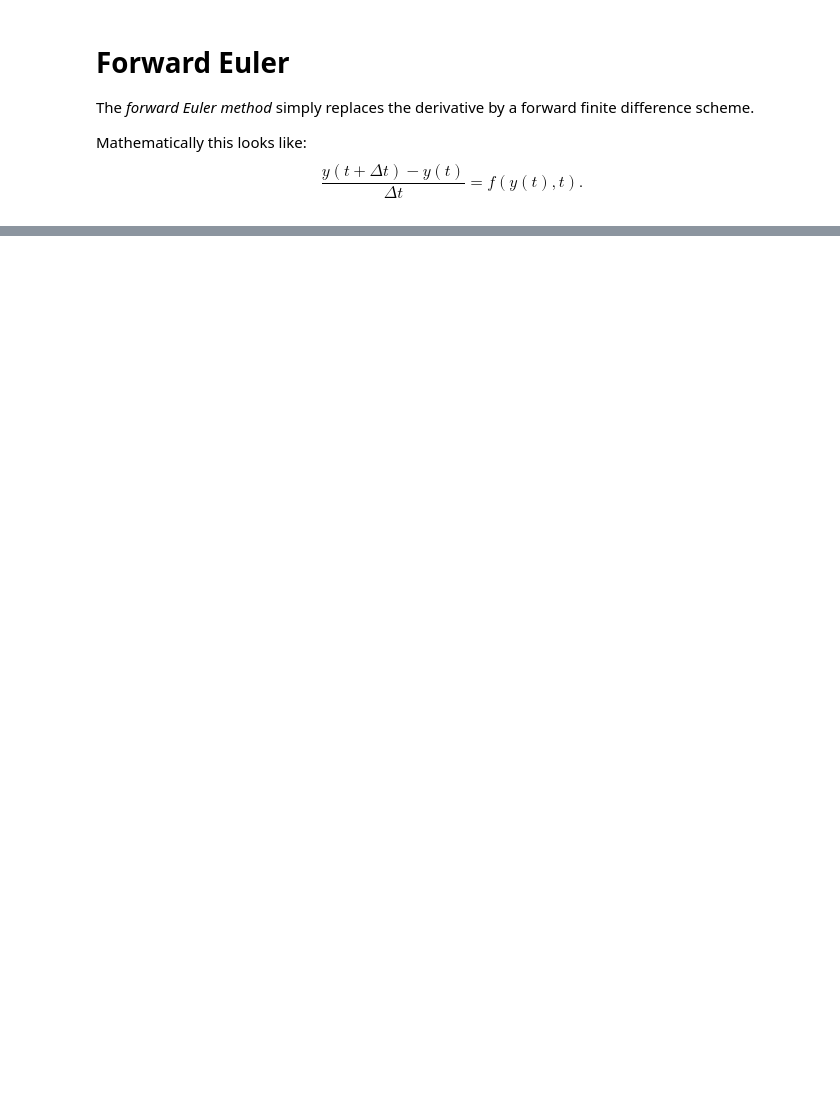
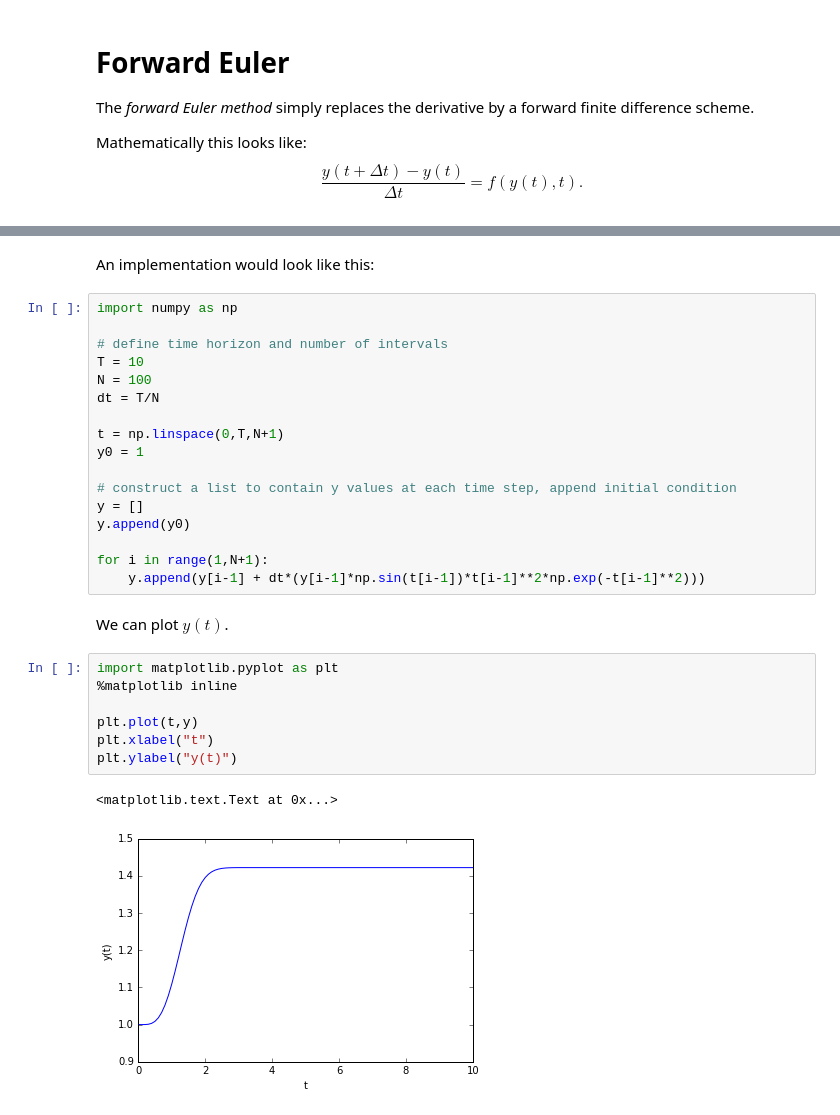
Before and after one commit to lukasbystricky/ISC-3313, a Jupyter notebook: lectures/chapter5/3-differential_equations.ipynb, the cells around one changed output, grey strips where cells are left out. Cells and saved outputs as stored; diff of their text form; blank space fills up the shorter version.

```diff
--- a/lectures/chapter5/3-differential_equations.ipynb
+++ b/lectures/chapter5/3-differential_equations.ipynb
@@ -74,0 +90,31 @@ Note that $Y_k \approx y(k\Delta t)$.
+# %% [markdown]
+An implementation would look like this:
+# %%
+import numpy as np
+
+# define time horizon and number of intervals
+T = 10
+N = 100
+dt = T/N
+
+t = np.linspace(0,T,N+1)
+y0 = 1
+
+# construct a list to contain y values at each time step, append initial condition
+y = []
+y.append(y0)
+
+for i in range(1,N+1):
+    y.append(y[i-1] + dt*(y[i-1]*np.sin(t[i-1])*t[i-1]**2*np.exp(-t[i-1]**2)))
+# %% [markdown]
+We can plot $y(t)$.
+# %%
+import matplotlib.pyplot as plt
+%matplotlib inline
+
+plt.plot(t,y)
+plt.xlabel("t")
+plt.ylabel("y(t)")
+# %% [output]
+<matplotlib.text.Text at 0x...>
+[figure, added]
```
Also changed, not shown: parts of 20 cells of this notebook.
